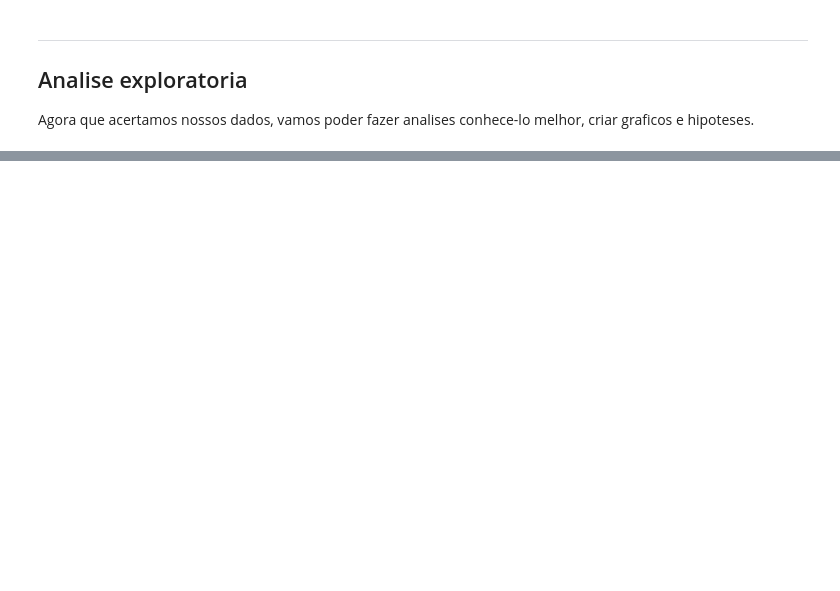
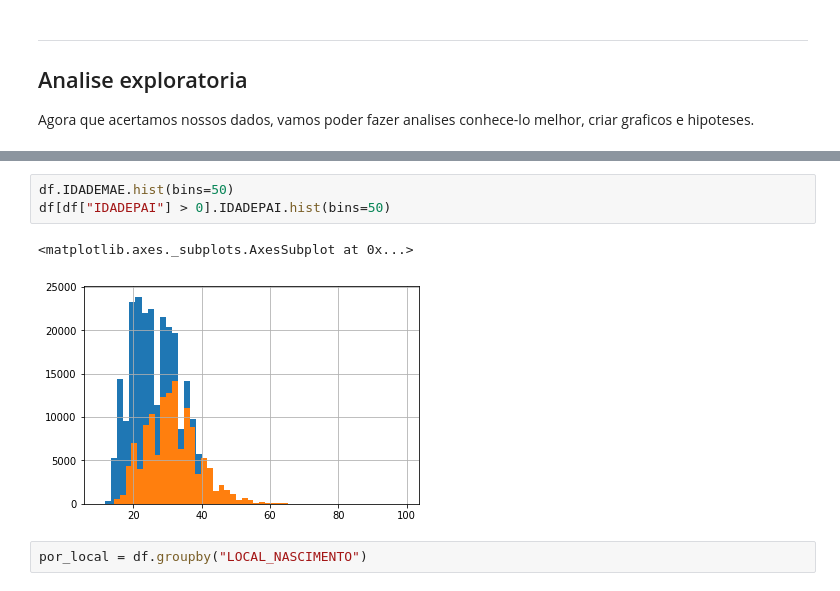
Before and after one commit to tarsisazevedo/nascidos-vivos, a Jupyter notebook: Analise de Nascidos Vivos.ipynb, the cells around one changed output, grey strips where cells are left out. Drawn from its saved outputs; the diff is of its cells as text; blank space fills up the shorter version.

```diff
--- a/Analise de Nascidos Vivos.ipynb
+++ b/Analise de Nascidos Vivos.ipynb
@@ -331,0 +376,8 @@ Agora que acertamos nossos dados, vamos poder fazer analises conhece-lo melhor,
+# %%
+df.IDADEMAE.hist(bins=50)
+df[df["IDADEPAI"] > 0].IDADEPAI.hist(bins=50)
+# %% [output]
+<matplotlib.axes._subplots.AxesSubplot at 0x...>
+[figure, added]
+# %%
+por_local = df.groupby("LOCAL_NASCIMENTO")
```
Also changed, not shown: parts of 14 cells of this notebook, 2 other files.
